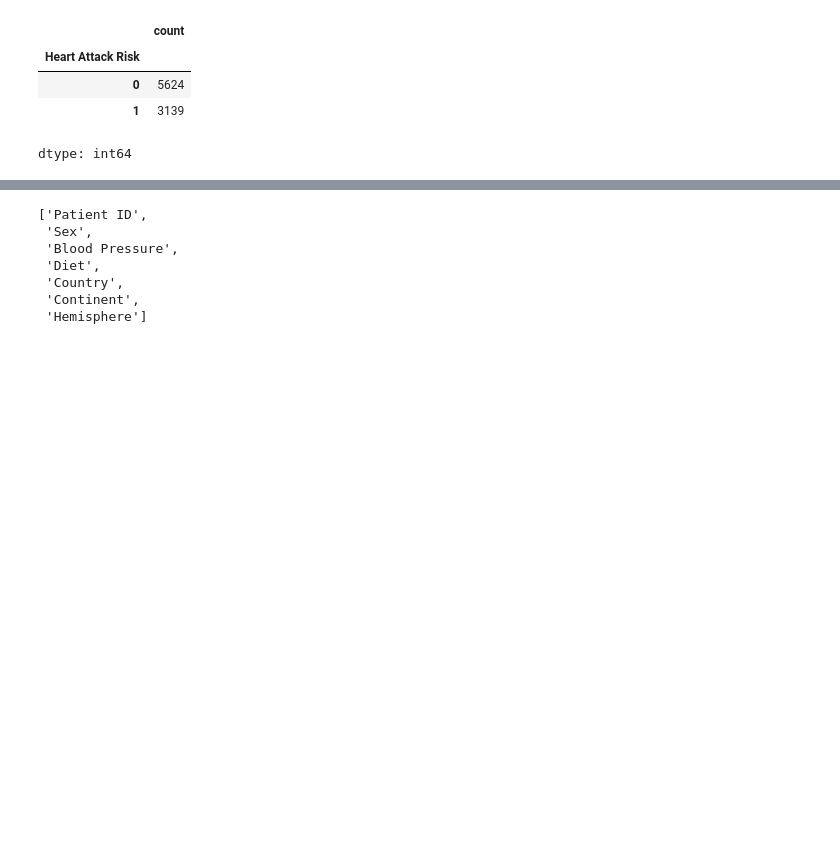
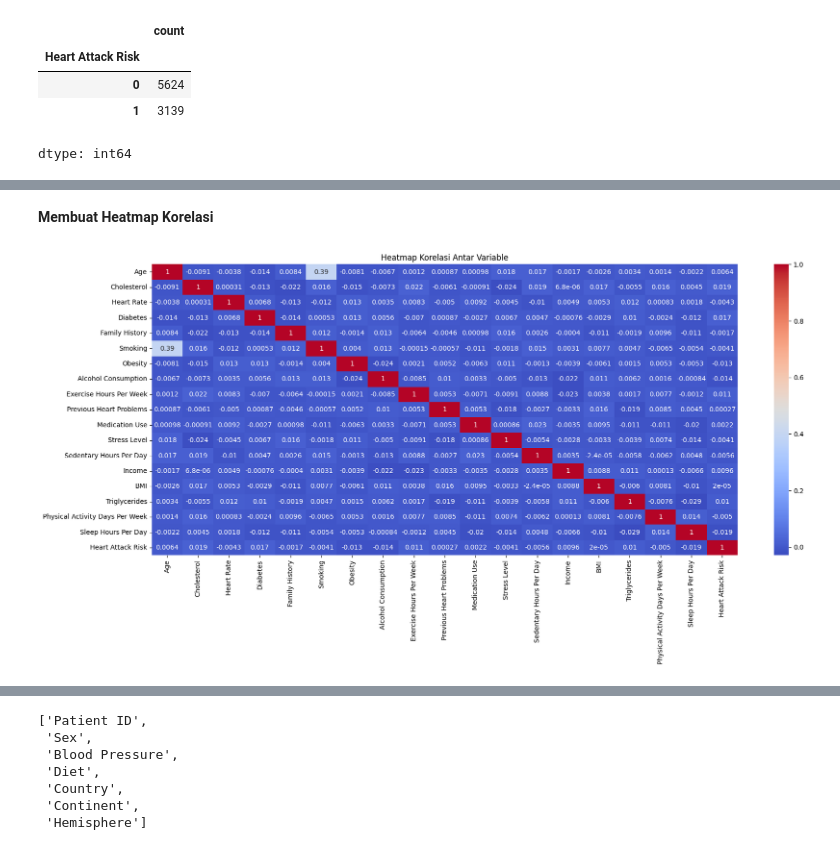
Before and after one commit to Pattern-Seeker/heart-attack-classification, a Jupyter notebook: Heart Attack Classification.ipynb, the cells around one changed output, grey strips where cells are left out. Saved outputs shown, nothing was run; the diff lists cells and outputs as text; code cells hidden in the pictures; blank space fills up the shorter version.

```diff
--- a/Heart Attack Classification.ipynb
+++ b/Heart Attack Classification.ipynb
@@ -222,0 +323,11 @@ dtype: int64
+# %% [markdown]
+**Membuat Heatmap Korelasi**
+# %%
+corr = df.select_dtypes(include = 'number').corr()
+
+plt.figure(figsize = (20, 8))
+sns.heatmap(corr, annot = True, cmap='coolwarm')
+plt.title('Heatmap Korelasi Antar Variable')
+plt.show()
+# %% [output]
+[figure, added]
```
Also changed, not shown: parts of 25 cells of this notebook.
